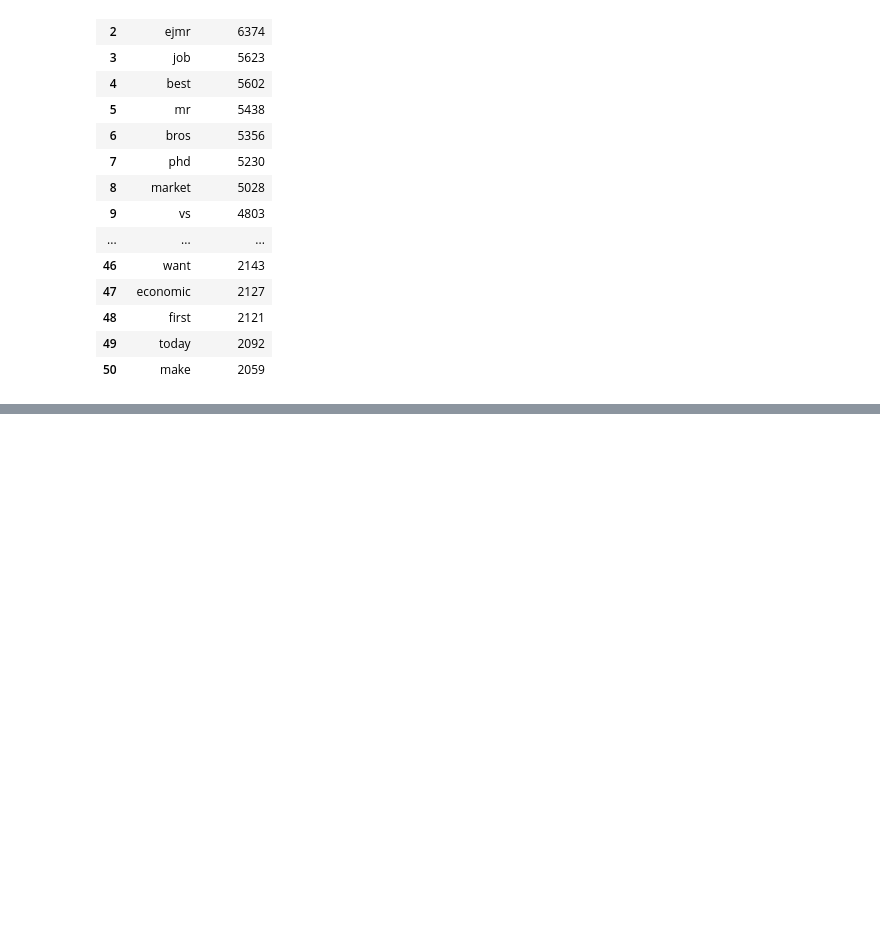
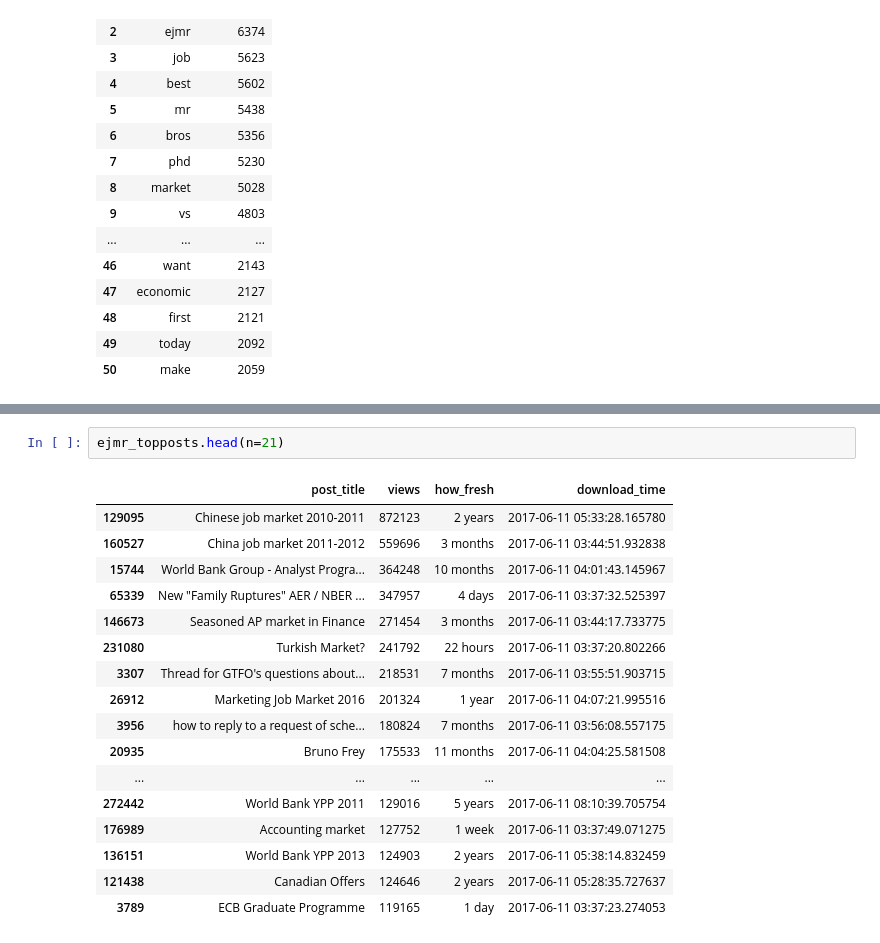
Before and after one commit to palpen/ejmr_analysis, a Jupyter notebook: ejmr_analysis.ipynb, the cells around one changed output, grey strips where cells are left out. Cells and saved outputs as stored; diff of their text form; blank space fills up the shorter version.

```diff
--- a/ejmr_analysis.ipynb
+++ b/ejmr_analysis.ipynb
@@ -68,0 +81,20 @@ ax.tick_params(labelsize=70)
+# %%
+ejmr_topposts.head(n=21)
+# %% [output]
+|  | post_title | views | how_fresh | download_time |
+| 129095 | Chinese job market 2010-2011 | 872123 | 2 years | 2017-06-11 05:33:28.165780 |
+| 160527 | China job market 2011-2012 | 559696 | 3 months | 2017-06-11 03:44:51.932838 |
+| 15744 | World Bank Group - Analyst Progra... | 364248 | 10 months | 2017-06-11 04:01:43.145967 |
+| 65339 | New "Family Ruptures" AER / NBER ... | 347957 | 4 days | 2017-06-11 03:37:32.525397 |
+| 146673 | Seasoned AP market in Finance | 271454 | 3 months | 2017-06-11 03:44:17.733775 |
+| 231080 | Turkish Market? | 241792 | 22 hours | 2017-06-11 03:37:20.802266 |
+| 3307 | Thread for GTFO's questions about... | 218531 | 7 months | 2017-06-11 03:55:51.903715 |
+| 26912 | Marketing Job Market 2016 | 201324 | 1 year | 2017-06-11 04:07:21.995516 |
+| 3956 | how to reply to a request of sche... | 180824 | 7 months | 2017-06-11 03:56:08.557175 |
+| 20935 | Bruno Frey | 175533 | 11 months | 2017-06-11 04:04:25.581508 |
+| ... | ... | ... | ... | ... |
+| 272442 | World Bank YPP 2011 | 129016 | 5 years | 2017-06-11 08:10:39.705754 |
+| 176989 | Accounting market | 127752 | 1 week | 2017-06-11 03:37:49.071275 |
+| 136151 | World Bank YPP 2013 | 124903 | 2 years | 2017-06-11 05:38:14.832459 |
+| 121438 | Canadian Offers | 124646 | 2 years | 2017-06-11 05:28:35.727637 |
+| 3789 | ECB Graduate Programme | 119165 | 1 day | 2017-06-11 03:37:23.274053 |
```
Also changed, not shown: parts of 10 cells of this notebook.
